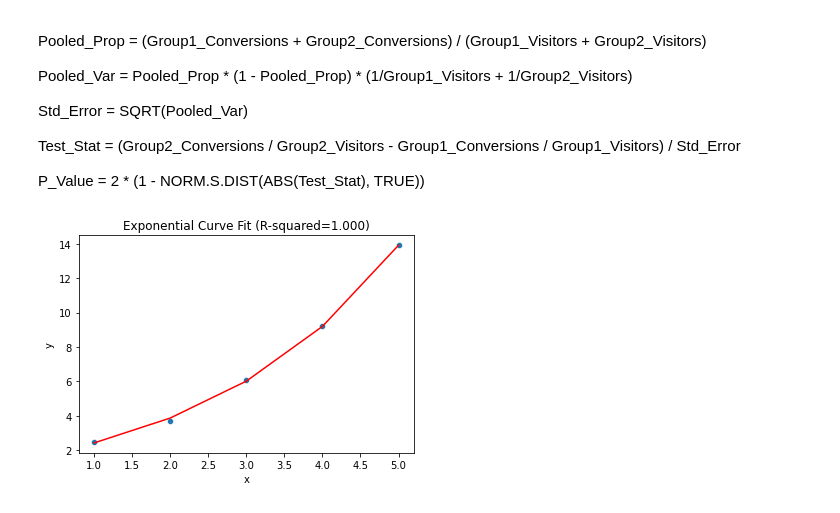
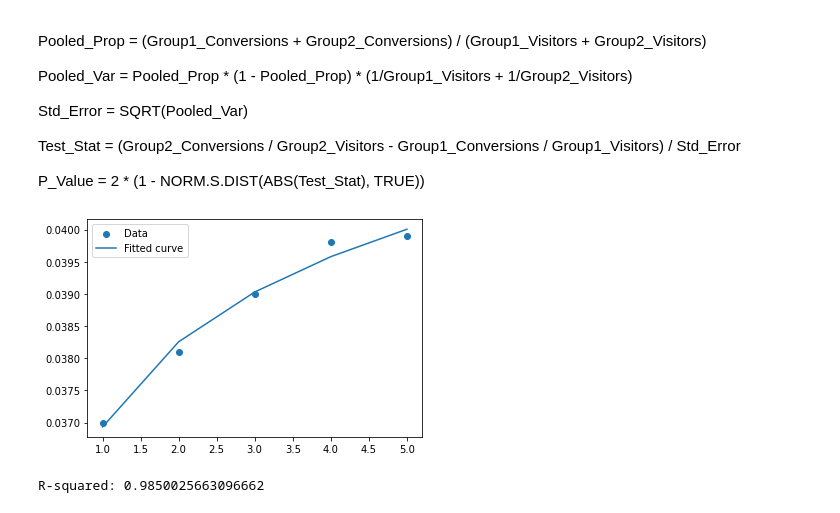
Before and after one commit to zivzach/Personal, a Jupyter notebook: Notepad.ipynb, the cells around one changed output. Saved outputs shown, nothing was run; the diff lists cells and outputs as text; code cells hidden in the pictures.

```diff
--- a/Notepad.ipynb
+++ b/Notepad.ipynb
@@ -302,36 +302,37 @@ Test_Stat = (Group2_Conversions / Group2_Visitors - Group1_Conversions / Group1_
 P_Value = 2 * (1 - NORM.S.DIST(ABS(Test_Stat), TRUE))
 # %%
 import numpy as np
+import matplotlib.pyplot as plt
 from scipy.optimize import curve_fit
-import seaborn as sns
-import matplotlib.pyplot as plt
 
-# Define the exponential model
-def exponential_func(x, a, b, c):
-    return a * np.exp(b * x) + c
+# Define the log function
+def log_func(x, a, b):
+    return a * np.log(x) + b
 
-# Generate some example data
-x_data = np.array([1, 2, 3, 4, 5])
-y_data = np.array([2.5, 3.7, 6.1, 9.2, 13.9])
+# Input data
+a = np.array([1, 2, 3, 4, 5])
+b = np.array([0.037, 0.0381, 0.039, 0.0398, 0.0399])
 
-# Fit the model to the data
-popt, pcov = curve_fit(exponential_func, x_data, y_data)
+# Perform curve fitting
+popt, pcov = curve_fit(log_func, a, b)
 
-# Calculate the predicted values
-y_pred = exponential_func(x_data, *popt)
+# Generate predicted values
+y_pred = log_func(a, *popt)
 
-# Calculate the R-squared value
-residuals = y_data - y_pred
+# Calculate R-squared
+residuals = b - y_pred
 ss_res = np.sum(residuals**2)
-ss_tot = np.sum((y_data - np.mean(y_data))**2)
+ss_tot = np.sum((b - np.mean(b))**2)
 r_squared = 1 - (ss_res / ss_tot)
 
-# Plot the data and the exponential curve
-sns.scatterplot(x=x_data, y=y_data)
-sns.lineplot(x=x_data, y=y_pred, color='red')
-plt.xlabel('x')
-plt.ylabel('y')
-plt.title('Exponential Curve Fit (R-squared={:.3f})'.format(r_squared))
+# Plot the data and the fitted curve
+plt.scatter(a, b, label='Data')
+plt.plot(a, y_pred, label='Fitted curve')
+plt.legend()
 plt.show()
+
+# Print R-squared
+print('R-squared:', r_squared)
 # %% [output]
-[figure, old version]
+[figure, new version]
+R-squared: 0.9850025663096662
```
